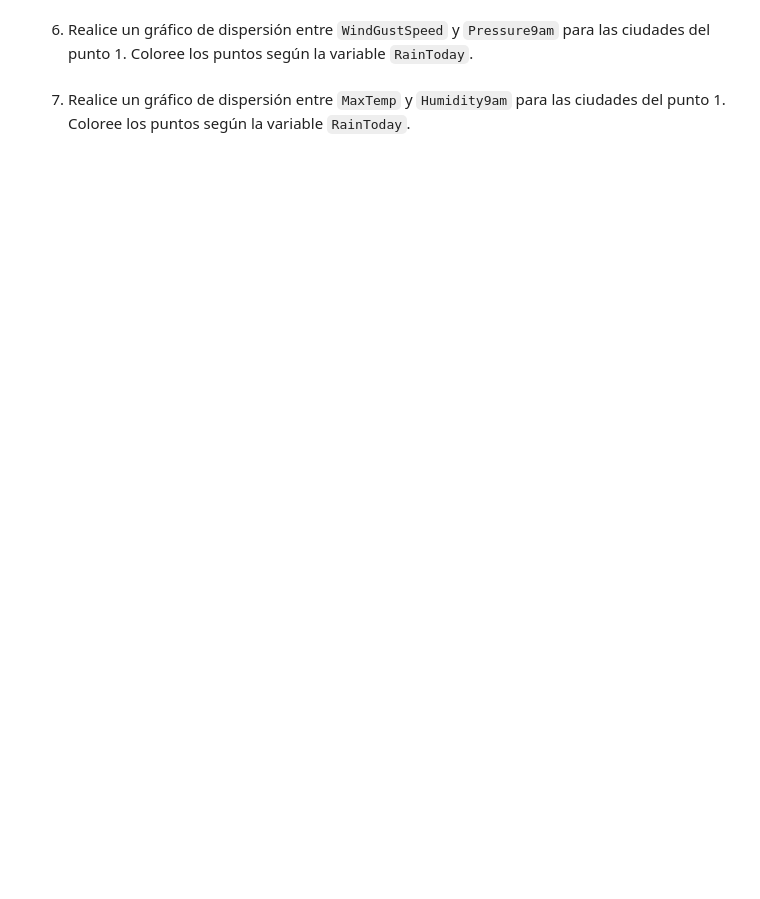
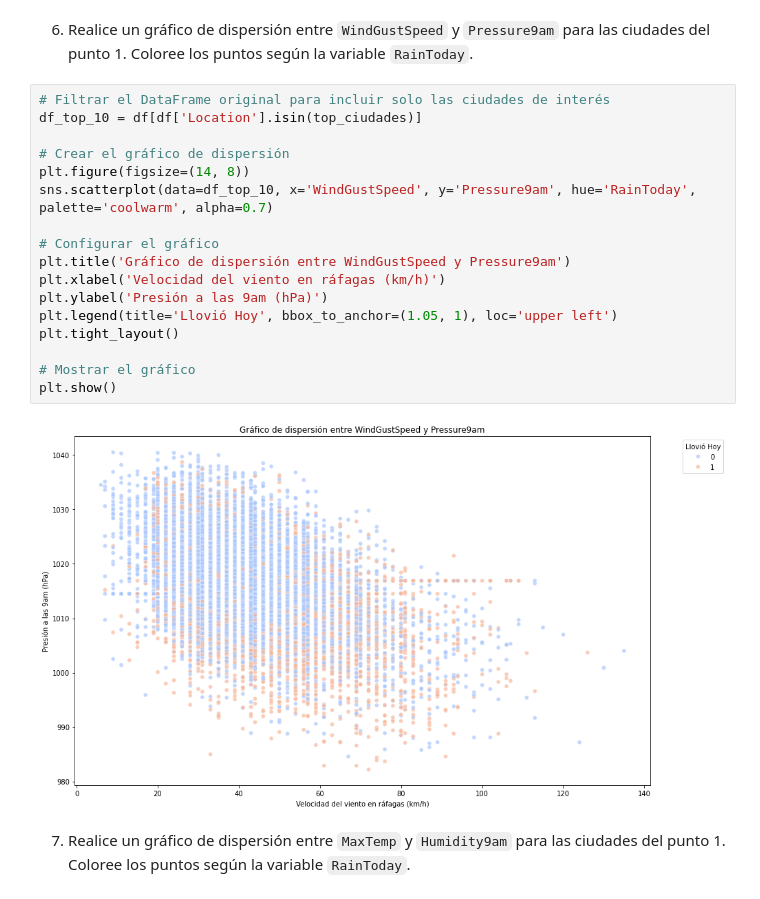
Before and after one commit to Facuu13/apa, a Jupyter notebook: Tp1/Tp1.ipynb, the cells around one changed output. Saved outputs shown, nothing was run; the diff lists cells and outputs as text; blank space fills up the shorter version.

```diff
--- a/Tp1/Tp1.ipynb
+++ b/Tp1/Tp1.ipynb
@@ -614,6 +637,25 @@ NameError: name 'ciudad_menor_lluvias' is not defined
 # %% [markdown]
 6. Realice un gráfico de dispersión entre `WindGustSpeed` y `Pressure9am` para las ciudades del punto 1. Coloree los
 puntos según la variable `RainToday`.
+# %%
+# Filtrar el DataFrame original para incluir solo las ciudades de interés
+df_top_10 = df[df['Location'].isin(top_ciudades)]
+
+# Crear el gráfico de dispersión
+plt.figure(figsize=(14, 8))
+sns.scatterplot(data=df_top_10, x='WindGustSpeed', y='Pressure9am', hue='RainToday', palette='coolwarm', alpha=0.7)
+
+# Configurar el gráfico
+plt.title('Gráfico de dispersión entre WindGustSpeed y Pressure9am')
+plt.xlabel('Velocidad del viento en ráfagas (km/h)')
+plt.ylabel('Presión a las 9am (hPa)')
+plt.legend(title='Llovió Hoy', bbox_to_anchor=(1.05, 1), loc='upper left')
+plt.tight_layout()
+
+# Mostrar el gráfico
+plt.show()
+# %% [output]
+[figure, added]
 # %% [markdown]
 7. Realice un gráfico de dispersión entre `MaxTemp` y `Humidity9am` para las ciudades del punto 1. Coloree los
 puntos según la variable `RainToday`.
```
Also changed, not shown: parts of 5 cells of this notebook.
